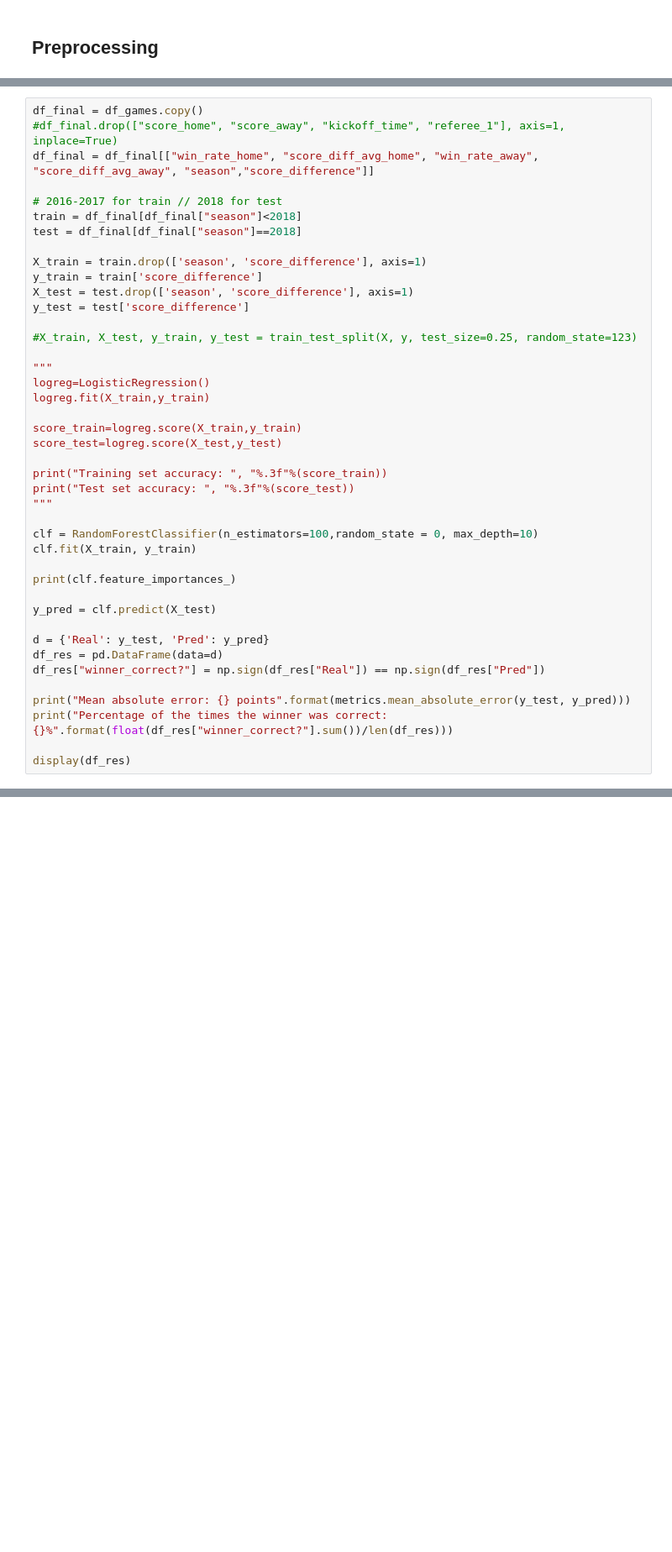
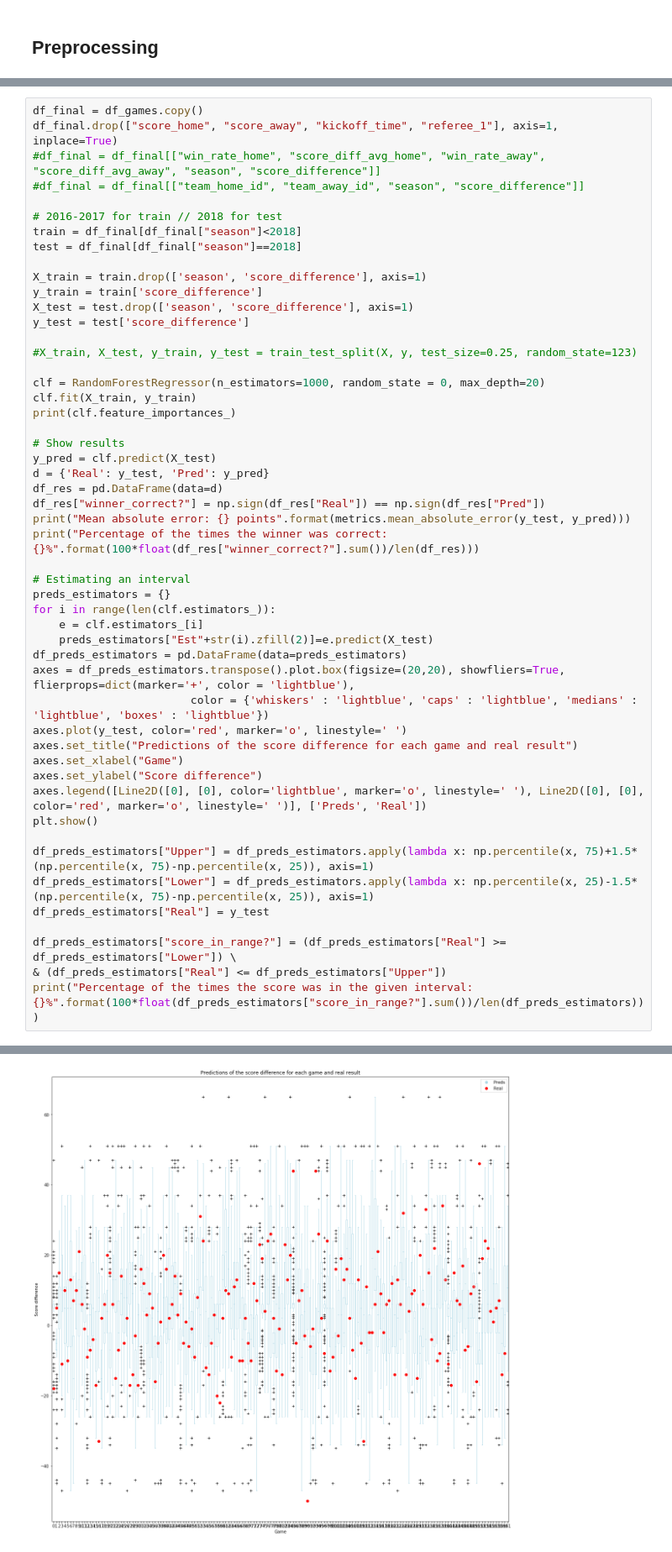
Before and after one commit to fsantoga/acb, a Jupyter notebook: ml/ML.ipynb, the cells around one changed output, grey strips where cells are left out. Shown at 84% size. Saved outputs shown, nothing was run; the diff lists cells and outputs as text; blank space fills up the shorter version.

Commit message:
added notebook changes (intervals) properly

```diff
--- a/ml/ML.ipynb
+++ b/ml/ML.ipynb
@@ -140,8 +141,9 @@ Mean of score difference: 4.4438775510204085
 | 4 | 4 | 16 | 2018 | 12 | 76 | 87 | 2018-12-15 20:30:00 | Daniel Hierrezuelo | ... |
 # %%
 df_final = df_games.copy()
-#df_final.drop(["score_home", "score_away", "kickoff_time", "referee_1"], axis=1, inplace=True)
-df_final = df_final[["win_rate_home", "score_diff_avg_home", "win_rate_away", "score_diff_avg_away", "season","score_difference"]]
+df_final.drop(["score_home", "score_away", "kickoff_time", "referee_1"], axis=1, inplace=True)
+#df_final = df_final[["win_rate_home", "score_diff_avg_home", "win_rate_away", "score_diff_avg_away", "season", "score_difference"]]
+#df_final = df_final[["team_home_id", "team_away_id", "season", "score_difference"]]
 
 # 2016-2017 for train // 2018 for test
 train = df_final[df_final["season"]<2018]
@@ -154,30 +156,38 @@ y_test = test['score_difference']
 
 #X_train, X_test, y_train, y_test = train_test_split(X, y, test_size=0.25, random_state=123)
 
-"""
-logreg=LogisticRegression()
-logreg.fit(X_train,y_train)
-
-score_train=logreg.score(X_train,y_train)
-score_test=logreg.score(X_test,y_test)
-
-print("Training set accuracy: ", "%.3f"%(score_train))
-print("Test set accuracy: ", "%.3f"%(score_test))
-"""
-
-clf = RandomForestClassifier(n_estimators=100,random_state = 0, max_depth=10)
+clf = RandomForestRegressor(n_estimators=1000, random_state = 0, max_depth=20)
 clf.fit(X_train, y_train)
-
 print(clf.feature_importances_)
 
+# Show results
 y_pred = clf.predict(X_test)
-
 d = {'Real': y_test, 'Pred': y_pred}
 df_res = pd.DataFrame(data=d)
 df_res["winner_correct?"] = np.sign(df_res["Real"]) == np.sign(df_res["Pred"])
+print("Mean absolute error: {} points".format(metrics.mean_absolute_error(y_test, y_pred)))
+print("Percentage of the times the winner was correct: {}%".format(100*float(df_res["winner_correct?"].sum())/len(df_res)))
 
-print("Mean absolute error: {} points".format(metrics.mean_absolute_error(y_test, y_pred)))
-print("Percentage of the times the winner was correct: {}%".format(float(df_res["winner_correct?"].sum())/len(df_res)))
+# Estimating an interval
+preds_estimators = {}
+for i in range(len(clf.estimators_)):
+    e = clf.estimators_[i]
+    preds_estimators["Est"+str(i).zfill(2)]=e.predict(X_test)
+df_preds_estimators = pd.DataFrame(data=preds_estimators)
+axes = df_preds_estimators.transpose().plot.box(figsize=(20,20), showfliers=True, flierprops=dict(marker='+', color = 'lightblue'),
+                        color = {'whiskers' : 'lightblue', 'caps' : 'lightblue', 'medians' : 'lightblue', 'boxes' : 'lightblue'})
+axes.plot(y_test, color='red', marker='o', linestyle=' ')
+axes.set_title("Predictions of the score difference for each game and real result")
+axes.set_xlabel("Game")
+axes.set_ylabel("Score difference")
+axes.legend([Line2D([0], [0], color='lightblue', marker='o', linestyle=' '), Line2D([0], [0], color='red', marker='o', linestyle=' ')], ['Preds', 'Real'])
+plt.show()
 
-display(df_res)
+df_preds_estimators["Upper"] = df_preds_estimators.apply(lambda x: np.percentile(x, 75)+1.5*(np.percentile(x, 75)-np.percentile(x, 25)), axis=1)
+df_preds_estimators["Lower"] = df_preds_estimators.apply(lambda x: np.percentile(x, 25)-1.5*(np.percentile(x, 75)-np.percentile(x, 25)), axis=1)
+df_preds_estimators["Real"] = y_test
+
+df_preds_estimators["score_in_range?"] = (df_preds_estimators["Real"] >= df_preds_estimators["Lower"]) \
+& (df_preds_estimators["Real"] <= df_preds_estimators["Upper"])
+print("Percentage of the times the score was in the given interval: {}%".format(100*float(df_preds_estimators["score_in_range?"].sum())/len(df_preds_estimators)))
 # %% [output]
@@ -203,0 +198 @@ Percentage of the times the winner was correct: 0.5802469135802469%
+[figure, added]
```
Also changed, not shown: parts of 2 cells of this notebook.
